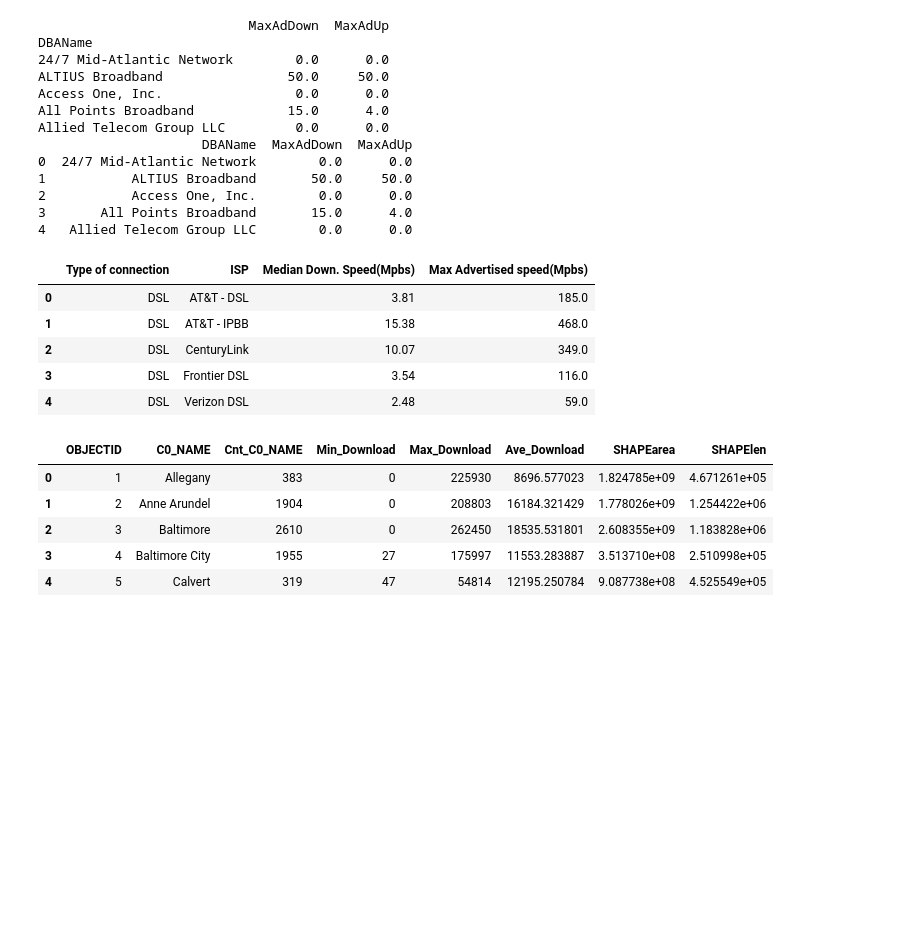
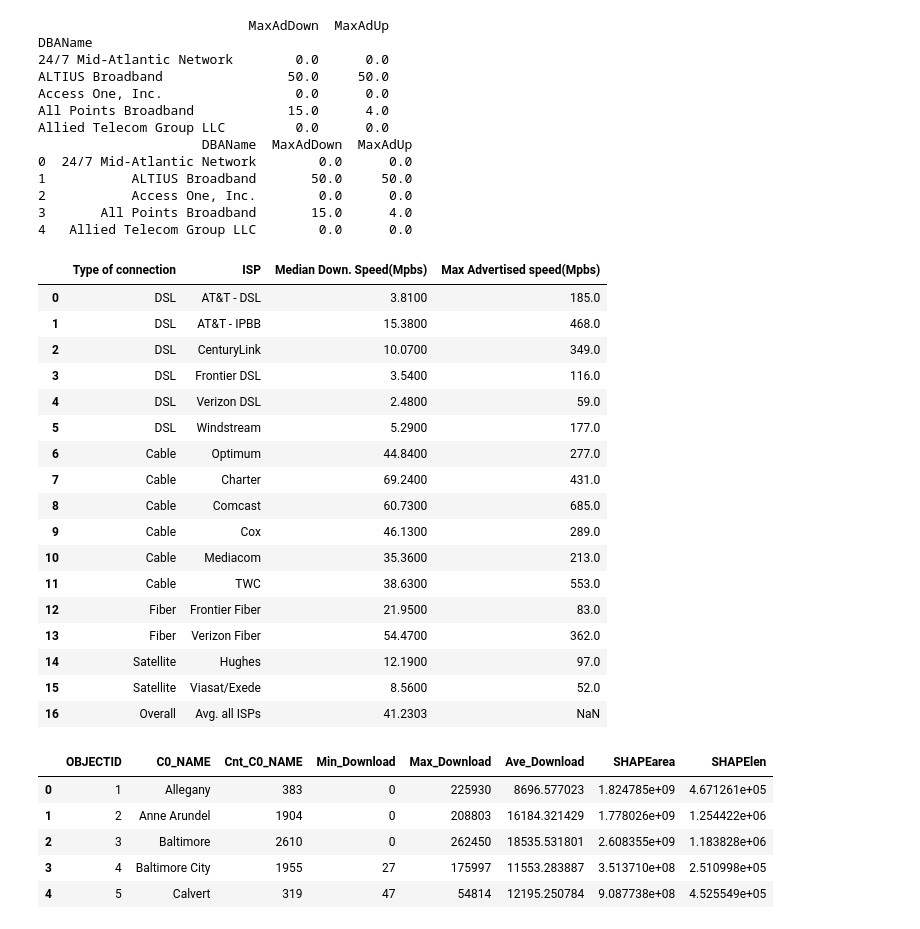
Before and after one commit to colinsully1/447-Project, a Jupyter notebook: 447 Project - Internet Speeds.ipynb, the cells around one changed output. Saved outputs shown, nothing was run; the diff lists cells and outputs as text; code cells hidden in the pictures; blank space fills up the shorter version.

```diff
--- a/447 Project - Internet Speeds.ipynb
+++ b/447 Project - Internet Speeds.ipynb
@@ -66,14 +66,26 @@ Allied Telecom Group LLC         0.0      0.0
 3       All Points Broadband       15.0      4.0
 4   Allied Telecom Group LLC        0.0      0.0
 # %%
-nation.head()
+nation
 # %% [output]
 |  | Type of connection | ISP | Median Down. Speed(Mpbs) | Max Advertised speed(Mpbs) |
-| 0 | DSL | AT&T - DSL | 3.81 | 185.0 |
-| 1 | DSL | AT&T - IPBB | 15.38 | 468.0 |
-| 2 | DSL | CenturyLink | 10.07 | 349.0 |
-| 3 | DSL | Frontier DSL | 3.54 | 116.0 |
-| 4 | DSL | Verizon DSL | 2.48 | 59.0 |
+| 0 | DSL | AT&T - DSL | 3.8100 | 185.0 |
+| 1 | DSL | AT&T - IPBB | 15.3800 | 468.0 |
+| 2 | DSL | CenturyLink | 10.0700 | 349.0 |
+| 3 | DSL | Frontier DSL | 3.5400 | 116.0 |
+| 4 | DSL | Verizon DSL | 2.4800 | 59.0 |
+| 5 | DSL | Windstream | 5.2900 | 177.0 |
+| 6 | Cable | Optimum | 44.8400 | 277.0 |
+| 7 | Cable | Charter | 69.2400 | 431.0 |
+| 8 | Cable | Comcast | 60.7300 | 685.0 |
+| 9 | Cable | Cox | 46.1300 | 289.0 |
+| 10 | Cable | Mediacom | 35.3600 | 213.0 |
+| 11 | Cable | TWC | 38.6300 | 553.0 |
+| 12 | Fiber | Frontier Fiber | 21.9500 | 83.0 |
+| 13 | Fiber | Verizon Fiber | 54.4700 | 362.0 |
+| 14 | Satellite | Hughes | 12.1900 | 97.0 |
+| 15 | Satellite | Viasat/Exede | 8.5600 | 52.0 |
+| 16 | Overall | Avg. all ISPs | 41.2303 | NaN |
 # %%
 download.head()
 # %% [output]
```
Also changed, not shown: parts of 7 cells of this notebook.
